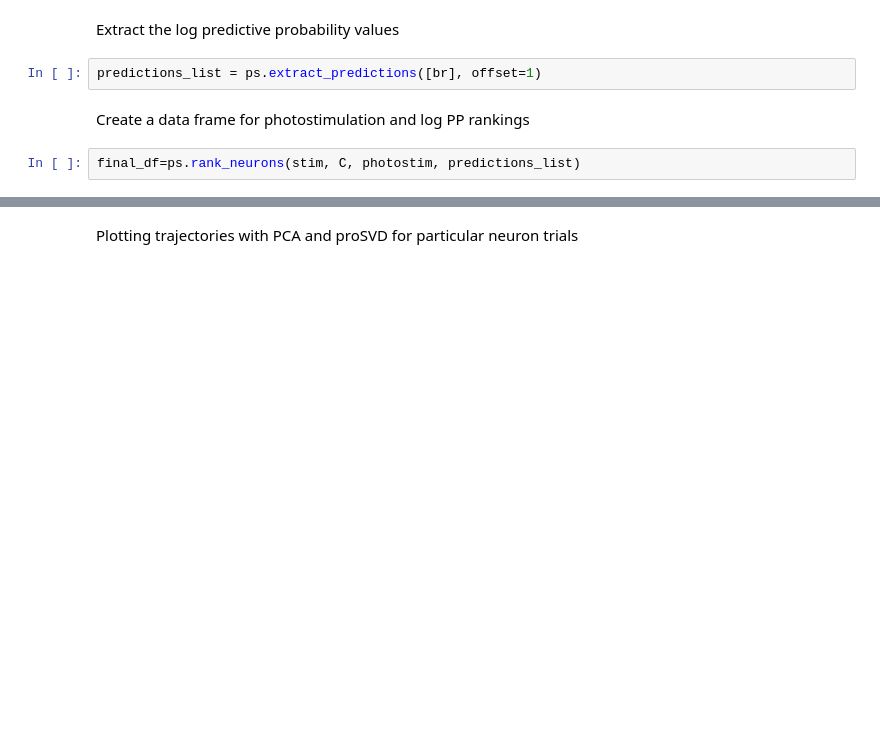
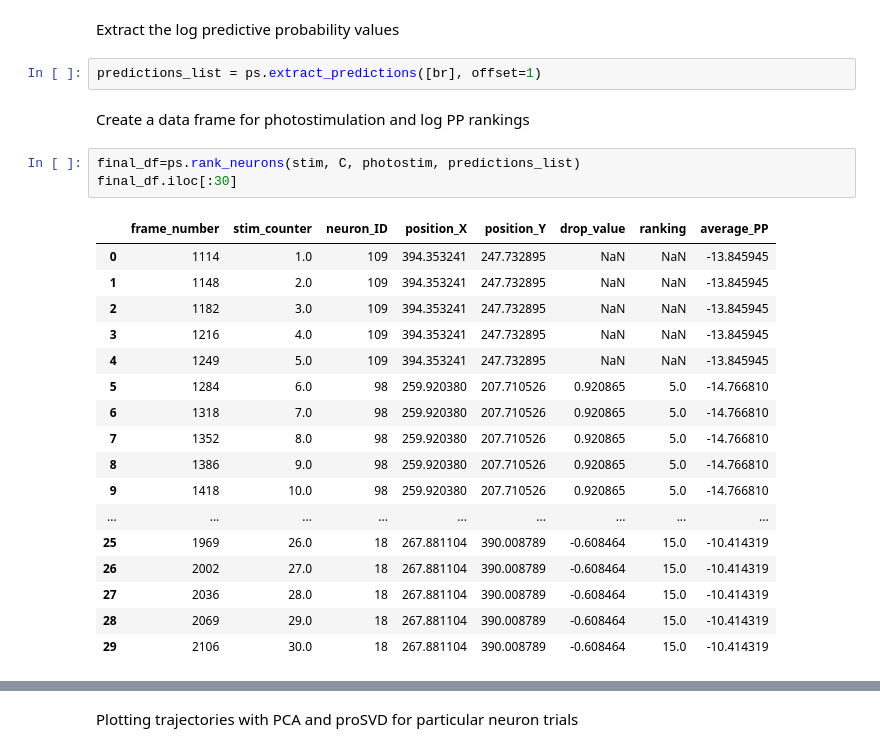
Before and after one commit to draeloslab/AdaptiveLatents, a Jupyter notebook: notebooks/MWE_fish_phtostim.ipynb, the cells around one changed output, grey strips where cells are left out. Drawn from its saved outputs; the diff is of its cells as text; blank space fills up the shorter version.

```diff
--- a/notebooks/MWE_fish_phtostim.ipynb
+++ b/notebooks/MWE_fish_phtostim.ipynb
@@ -62,6 +66,25 @@ predictions_list = ps.extract_predictions([br], offset=1)
 Create a data frame for photostimulation and log PP rankings
 # %%
 final_df=ps.rank_neurons(stim, C, photostim, predictions_list)
+final_df.iloc[:30]
+# %% [output]
+|  | frame_number | stim_counter | neuron_ID | position_X | position_Y | drop_value | ranking | average_PP |
+| 0 | 1114 | 1.0 | 109 | 394.353241 | 247.732895 | NaN | NaN | -13.845945 |
+| 1 | 1148 | 2.0 | 109 | 394.353241 | 247.732895 | NaN | NaN | -13.845945 |
+| 2 | 1182 | 3.0 | 109 | 394.353241 | 247.732895 | NaN | NaN | -13.845945 |
+| 3 | 1216 | 4.0 | 109 | 394.353241 | 247.732895 | NaN | NaN | -13.845945 |
+| 4 | 1249 | 5.0 | 109 | 394.353241 | 247.732895 | NaN | NaN | -13.845945 |
+| 5 | 1284 | 6.0 | 98 | 259.920380 | 207.710526 | 0.920865 | 5.0 | -14.766810 |
+| 6 | 1318 | 7.0 | 98 | 259.920380 | 207.710526 | 0.920865 | 5.0 | -14.766810 |
+| 7 | 1352 | 8.0 | 98 | 259.920380 | 207.710526 | 0.920865 | 5.0 | -14.766810 |
+| 8 | 1386 | 9.0 | 98 | 259.920380 | 207.710526 | 0.920865 | 5.0 | -14.766810 |
+| 9 | 1418 | 10.0 | 98 | 259.920380 | 207.710526 | 0.920865 | 5.0 | -14.766810 |
+| ... | ... | ... | ... | ... | ... | ... | ... | ... |
+| 25 | 1969 | 26.0 | 18 | 267.881104 | 390.008789 | -0.608464 | 15.0 | -10.414319 |
+| 26 | 2002 | 27.0 | 18 | 267.881104 | 390.008789 | -0.608464 | 15.0 | -10.414319 |
+| 27 | 2036 | 28.0 | 18 | 267.881104 | 390.008789 | -0.608464 | 15.0 | -10.414319 |
+| 28 | 2069 | 29.0 | 18 | 267.881104 | 390.008789 | -0.608464 | 15.0 | -10.414319 |
+| 29 | 2106 | 30.0 | 18 | 267.881104 | 390.008789 | -0.608464 | 15.0 | -10.414319 |
 # %%
 #let's sort by change in log PP ranking
 df_sorted = final_df.sort_values(by=['ranking', 'frame_number'])
```
Also changed, not shown: parts of 8 cells of this notebook, 9 other files.
